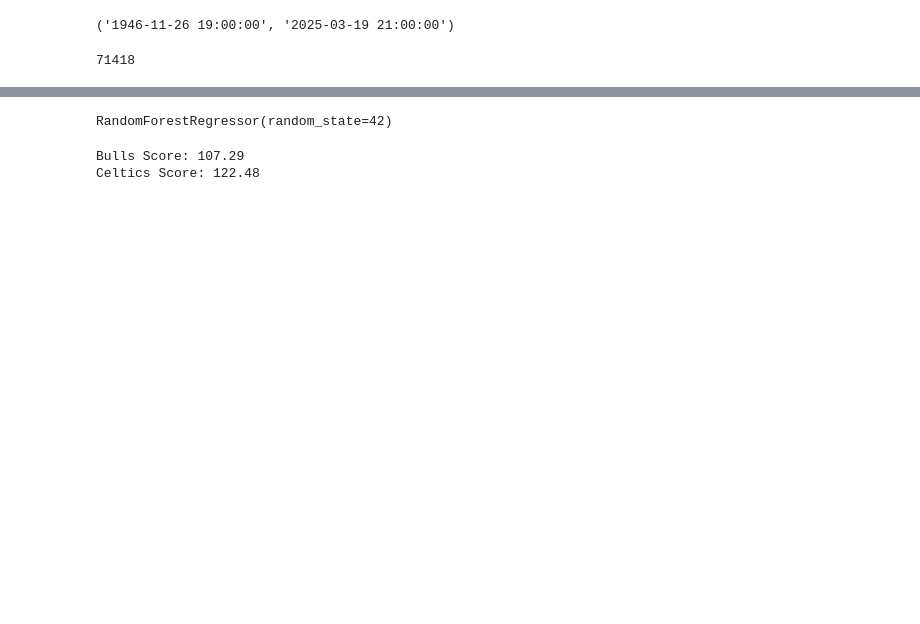
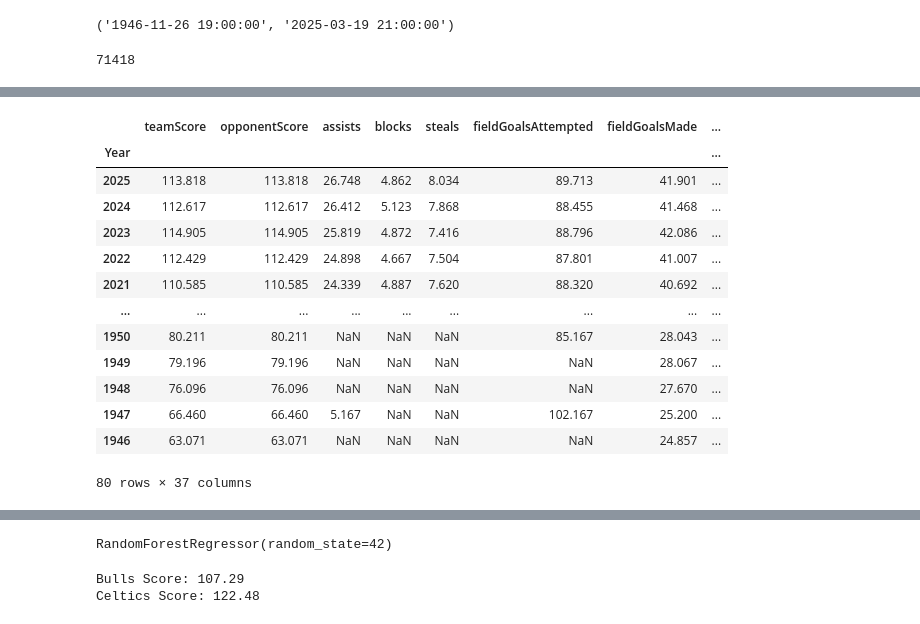
Before and after one commit to pshukl21/CollabProject, a Jupyter notebook: nbaModel.ipynb, the cells around one changed output, grey strips where cells are left out. Cells and saved outputs as stored; diff of their text form; code cells hidden in the pictures; blank space fills up the shorter version.

```diff
--- a/nbaModel.ipynb
+++ b/nbaModel.ipynb
@@ -122,3 +106,26 @@ df_teams.drop(columns=['gameId','teamId','opponentTeamId','home','win','teamScor
+# %%
+# create year variable (need to create a season feature, too)
+df_teams['Year'] = df_teams.gameDate.str[:4]
+
+# group games by year and calculate mean stats
+excluded_columns = ['gameId','teamId','opponentTeamId','home','win']
+df_teams_by_year = df_teams.groupby(by='Year').agg('mean',numeric_only=True).drop(columns=excluded_columns).iloc[::-1].round(3)
+df_teams_by_year
+# %% [output]
+|  | teamScore | opponentScore | assists | blocks | steals | fieldGoalsAttempted | fieldGoalsMade | ... |
+| Year |  |  |  |  |  |  |  | ... |
+| 2025 | 113.818 | 113.818 | 26.748 | 4.862 | 8.034 | 89.713 | 41.901 | ... |
+| 2024 | 112.617 | 112.617 | 26.412 | 5.123 | 7.868 | 88.455 | 41.468 | ... |
+| 2023 | 114.905 | 114.905 | 25.819 | 4.872 | 7.416 | 88.796 | 42.086 | ... |
+| 2022 | 112.429 | 112.429 | 24.898 | 4.667 | 7.504 | 87.801 | 41.007 | ... |
+| 2021 | 110.585 | 110.585 | 24.339 | 4.887 | 7.620 | 88.320 | 40.692 | ... |
+| ... | ... | ... | ... | ... | ... | ... | ... | ... |
+| 1950 | 80.211 | 80.211 | NaN | NaN | NaN | 85.167 | 28.043 | ... |
+| 1949 | 79.196 | 79.196 | NaN | NaN | NaN | NaN | 28.067 | ... |
+| 1948 | 76.096 | 76.096 | NaN | NaN | NaN | NaN | 27.670 | ... |
+| 1947 | 66.460 | 66.460 | 5.167 | NaN | NaN | 102.167 | 25.200 | ... |
+| 1946 | 63.071 | 63.071 | NaN | NaN | NaN | NaN | 24.857 | ... |
+80 rows × 37 columns
 # %%
 import pandas as pd
 import matplotlib.pyplot as plt
```
Also changed, not shown: parts of 6 cells of this notebook.
